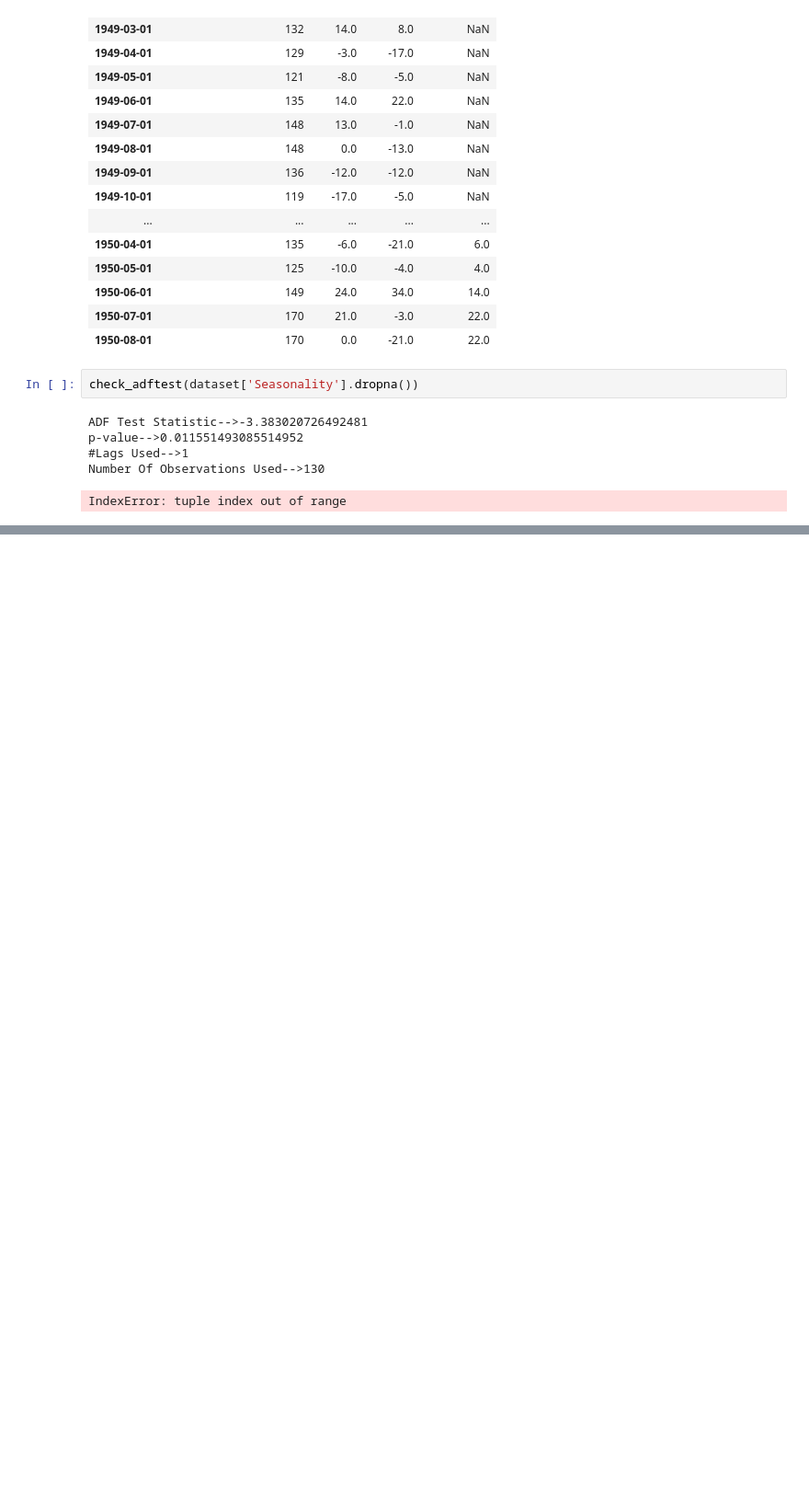
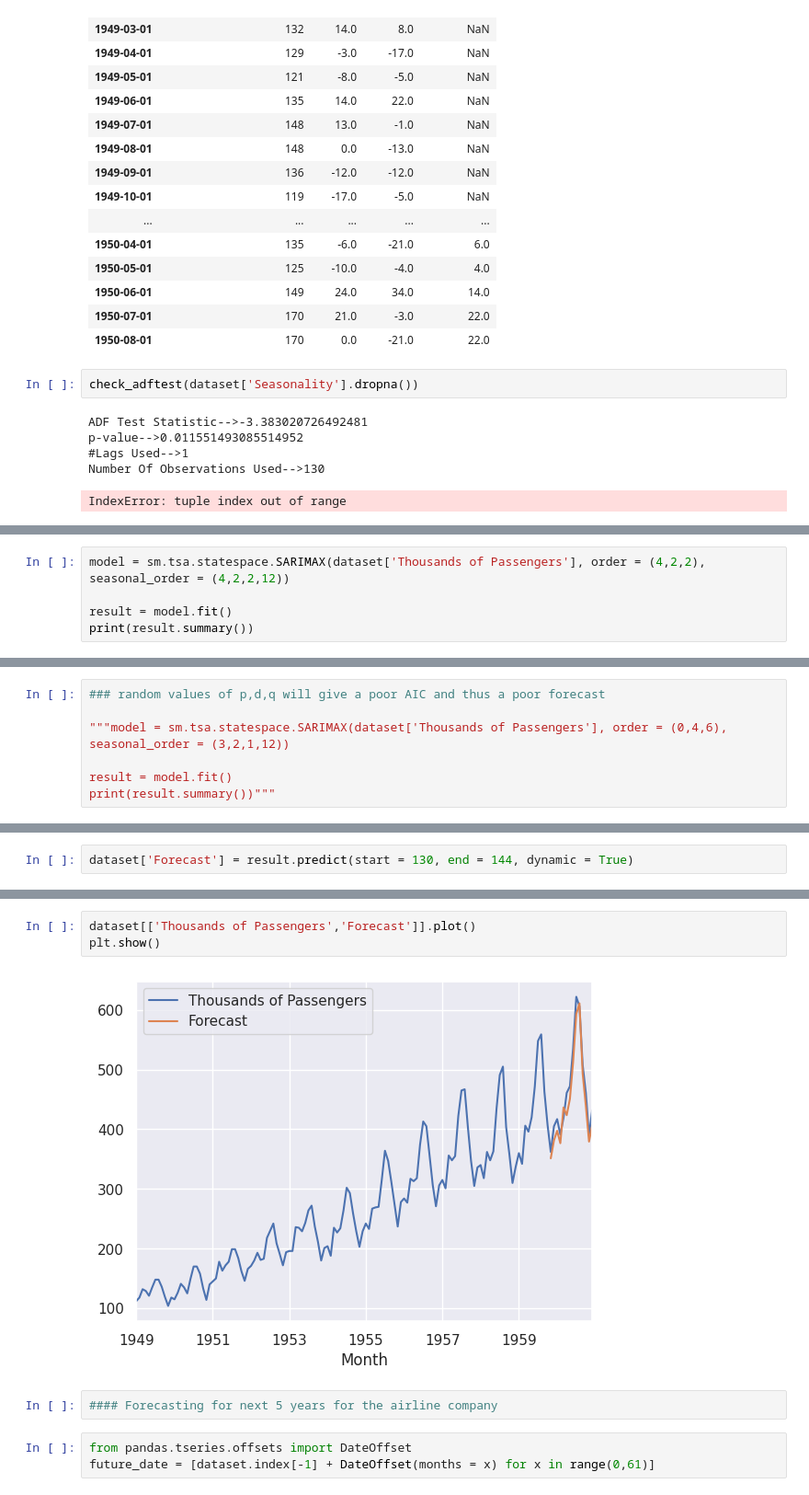
Before and after one commit to KOWSALYAAARU/test_app, a Jupyter notebook: time_series_forecasting_casestudy_1.ipynb, the cells around one changed output, grey strips where cells are left out. Shown at 92% size. Drawn from its saved outputs; the diff is of its cells as text; blank space fills up the shorter version.

```diff
--- a/time_series_forecasting_casestudy_1.ipynb
+++ b/time_series_forecasting_casestudy_1.ipynb
@@ -275,0 +306,5 @@ IndexError: tuple index out of range
+# %%
+model = sm.tsa.statespace.SARIMAX(dataset['Thousands of Passengers'], order = (4,2,2), seasonal_order = (4,2,2,12))
+
+result = model.fit()
+print(result.summary())
@@ -275,0 +329,7 @@ IndexError: tuple index out of range
+# %%
+### random values of p,d,q will give a poor AIC and thus a poor forecast
+
+"""model = sm.tsa.statespace.SARIMAX(dataset['Thousands of Passengers'], order = (0,4,6), seasonal_order = (3,2,1,12))
+
+result = model.fit()
+print(result.summary())"""
@@ -275,0 +359,2 @@ IndexError: tuple index out of range
+# %%
+dataset['Forecast'] = result.predict(start = 130, end = 144, dynamic = True)
@@ -275,0 +382,10 @@ IndexError: tuple index out of range
+# %%
+dataset[['Thousands of Passengers','Forecast']].plot()
+plt.show()
+# %% [output]
+[figure, added]
+# %%
+#### Forecasting for next 5 years for the airline company
+# %%
+from pandas.tseries.offsets import DateOffset
+future_date = [dataset.index[-1] + DateOffset(months = x) for x in range(0,61)]
```
Also changed, not shown: parts of 31 cells of this notebook.
